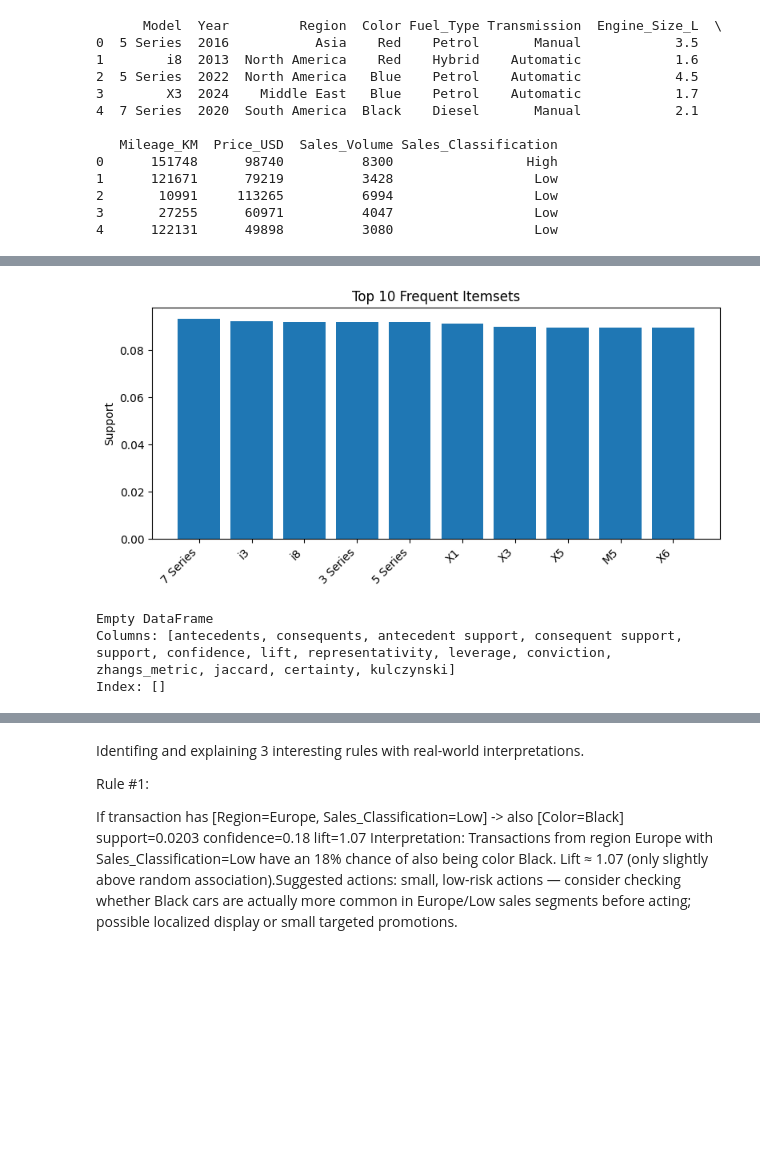
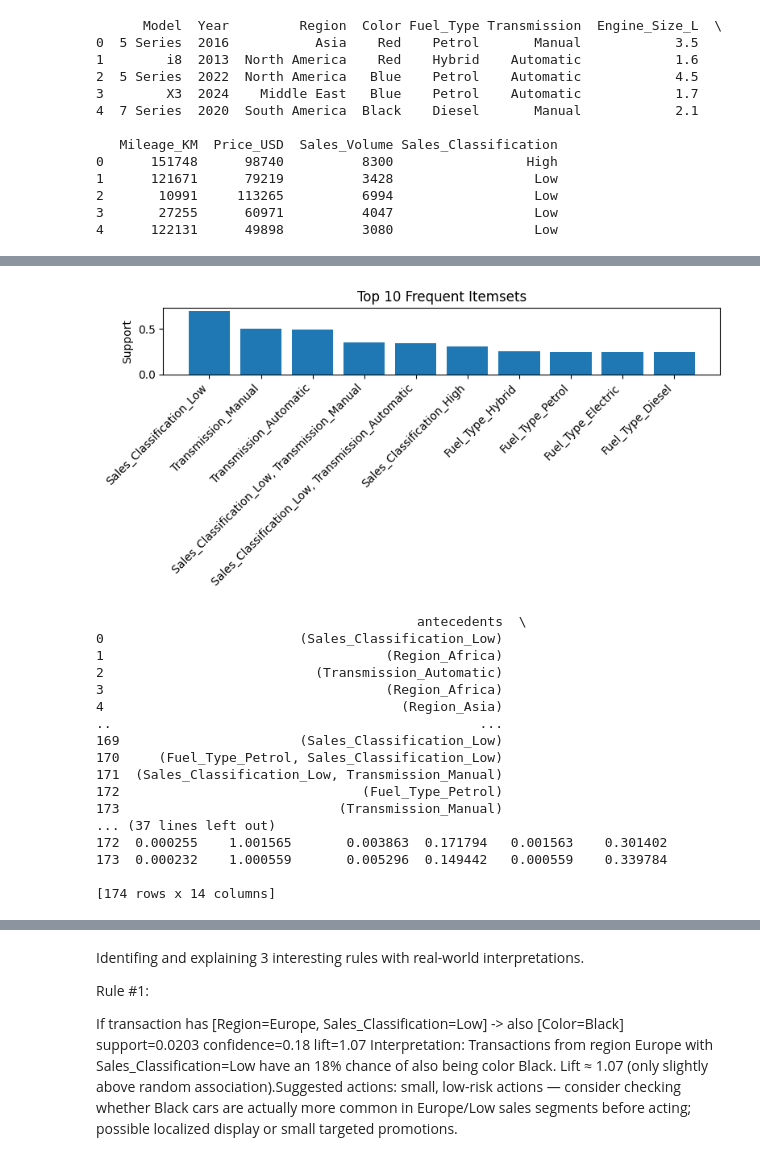
Before and after one commit to VICTOR21-A/Association-Rules, a Jupyter notebook: W10_lab.ipynb, the cells around one changed output, grey strips where cells are left out. Drawn from its saved outputs; the diff is of its cells as text; code cells hidden in the pictures; blank space fills up the shorter version.

```diff
--- a/W10_lab.ipynb
+++ b/W10_lab.ipynb
@@ -22,11 +22,19 @@ print(df.head())
 3       27255      60971          4047                  Low
 4      122131      49898          3080                  Low
 # %%
-#clean missing values
+# ensure DataFrame 'df' is available (load if not already in the notebook)
+if 'df' not in globals():
+	if 'pd' not in globals():
+		import pandas as pd
+	df = pd.read_csv('sales_data.csv')
+
+# clean missing values
 df.fillna(method='ffill', inplace=True)
-#remove duplicates
+# remove duplicates
 df.drop_duplicates(inplace=True)
-#convert year column to datetime (Model contains non-date strings)
+# convert year column to datetime (Model contains non-date strings)
 df['Year'] = pd.to_datetime(df['Year'], format='%Y', errors='coerce')
-#save cleaned data
+# save cleaned data
 df.to_csv('cleaned_sales_data.csv', index=False)
+#display cleaned data
+print(df.head())
@@ -34,40 +56,60 @@ df.to_csv('cleaned_sales_data.csv', index=False)
 # frequent item mining
 # Use the Apriori algorithm to find frequent itemsets in the cleaned sales data
 from mlxtend.frequent_patterns import apriori, association_rules
 
+# Build a transaction "basket" from the dataframe `df`.
+# The original code expected a transactional df_transactions with TransactionID/Item;
+# here we encode each record's categorical attribute=value pairs as items
 if 'basket' not in globals():
-    # build basket from df_transactions (df does not contain TransactionID)
-    basket = (df_transactions.groupby(['TransactionID', 'Item'])['Quantity']
-              .sum().unstack().reset_index().fillna(0).set_index('TransactionID'))
+    # choose categorical columns to treat as items (only keep those present in df)
+    cat_cols = ['Region', 'Color', 'Sales_Classification', 'Model', 'Fuel_Type', 'Transmission']
+    available_cols = [c for c in cat_cols if c in df.columns]
+    # create one-hot encoded item columns like "Region_Asia", "Color_Red", etc.
+    basket = pd.get_dummies(df[available_cols].astype(str).apply(lambda col: col.str.strip()))
+    # each original row is a transaction; ensure binary 0/1
     basket = basket.applymap(lambda x: 1 if x > 0 else 0)
 else:
     # ensure basket is binary 0/1
     basket = basket.applymap(lambda x: 1 if x > 0 else 0)
 
 # generate frequent itemsets
 frequent_itemsets = apriori(basket, min_support=0.05, use_colnames=True)
 
 # visualize the top 10 frequent itemsets by support
 import matplotlib.pyplot as plt
 top10 = frequent_itemsets.sort_values('support', ascending=False).head(10)
 labels = [', '.join(list(map(str, s))) for s in top10['itemsets']]
 
 plt.figure(figsize=(8,4))
 plt.bar(range(len(top10)), top10['support'], color='C0')
 plt.xticks(range(len(top10)), labels, rotation=45, ha='right')
 plt.ylabel('Support')
 plt.title('Top 10 Frequent Itemsets')
 plt.tight_layout()
 plt.show()
 
 # generate association rules
 rules = association_rules(frequent_itemsets, metric="lift", min_threshold=1)
 print(rules)
 # %% [output]
-[figure, old version]
+[figure, new version]
-Empty DataFrame
-Columns: [antecedents, consequents, antecedent support, consequent support, support, confidence, lift, representativity, leverage, conviction, zhangs_metric, jaccard, certainty, kulczynski]
-Index: []
+                                         antecedents  \
+0                         (Sales_Classification_Low)
+1                                    (Region_Africa)
+2                           (Transmission_Automatic)
+3                                    (Region_Africa)
+4                                      (Region_Asia)
+..                                               ...
+169                       (Sales_Classification_Low)
+170     (Fuel_Type_Petrol, Sales_Classification_Low)
+171  (Sales_Classification_Low, Transmission_Manual)
+172                               (Fuel_Type_Petrol)
+173                            (Transmission_Manual)
+... (37 lines left out)
+172  0.000255    1.001565       0.003863  0.171794   0.001563    0.301402
+173  0.000232    1.000559       0.005296  0.149442   0.000559    0.339784
+
+[174 rows x 14 columns]
 # %%
 #Association Rules Generation
 #generating association rules from frequent itemsets
```
Also changed, not shown: parts of 2 cells of this notebook, 1 other file.
